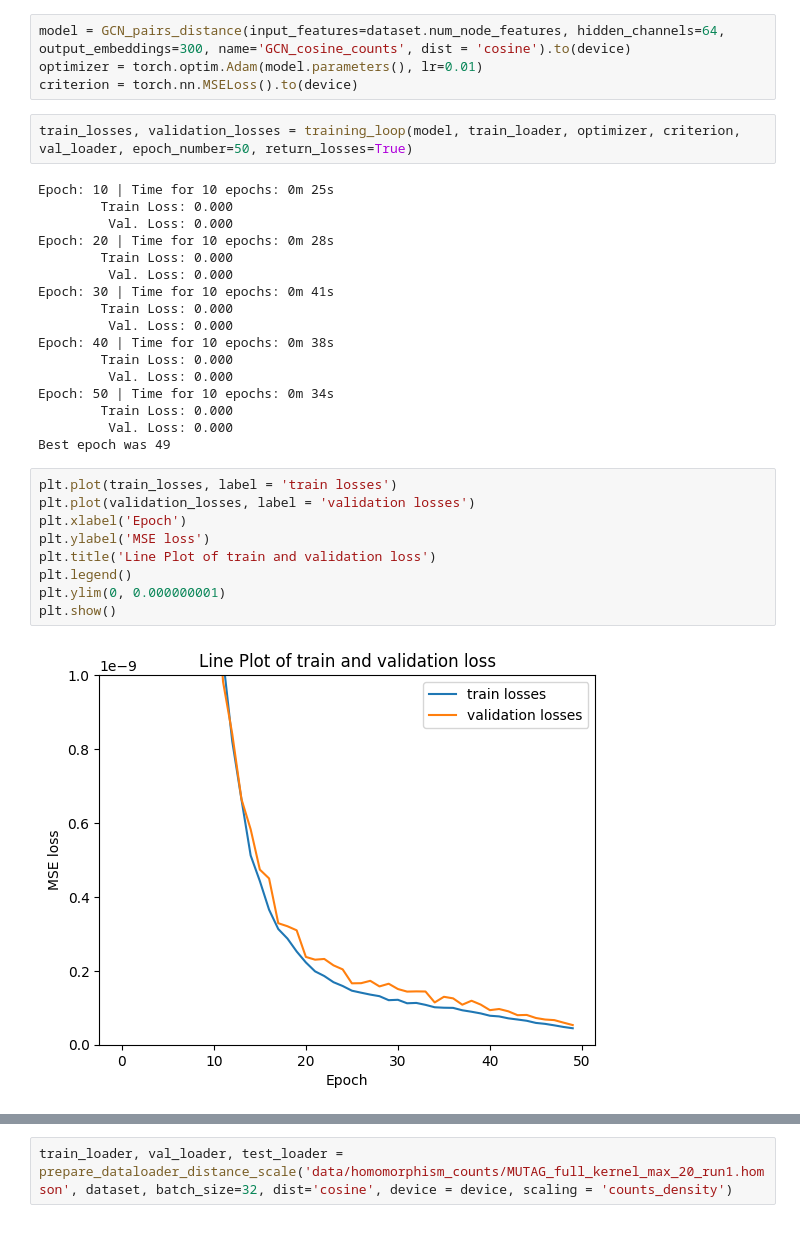
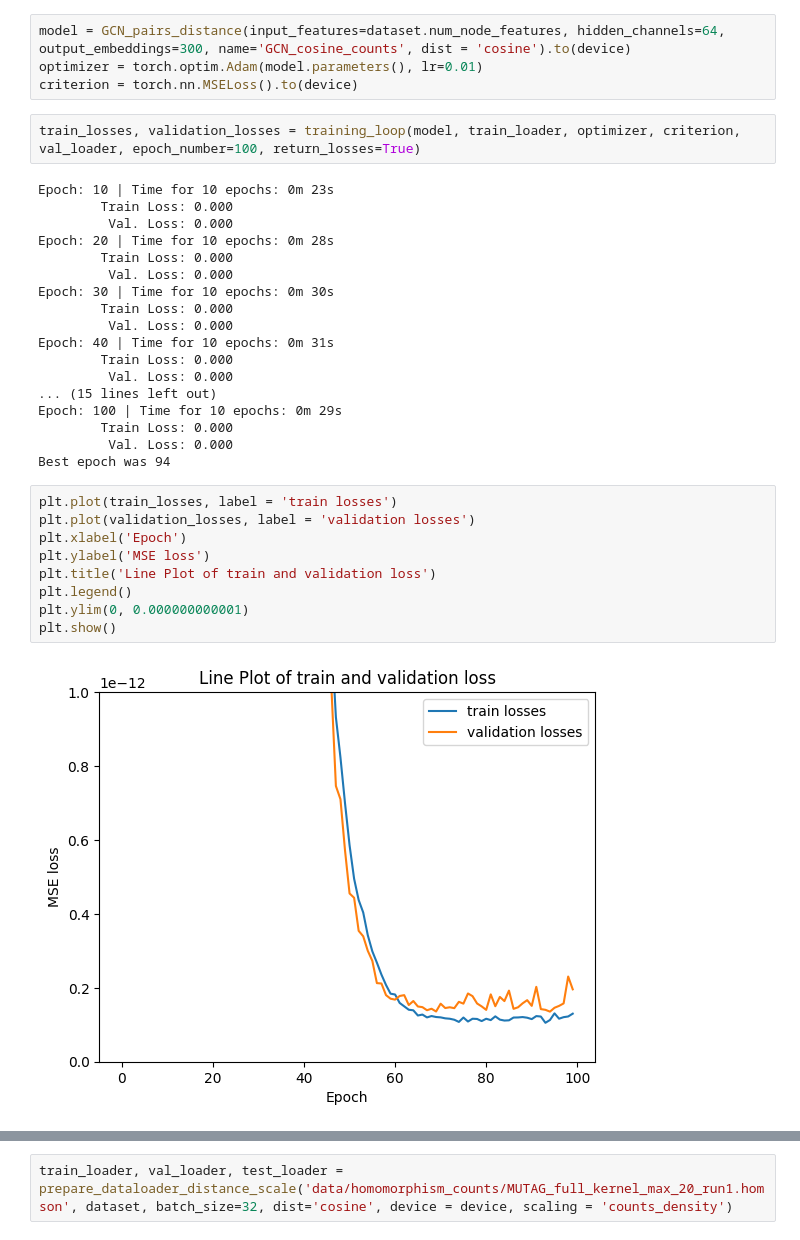
Before and after one commit to SDavenia/CL-GNN, a Jupyter notebook: different_metrics_scaling.ipynb, the cells around one changed output, grey strips where cells are left out. Drawn from its saved outputs; the diff is of its cells as text.

```diff
--- a/different_metrics_scaling.ipynb
+++ b/different_metrics_scaling.ipynb
@@ -125,35 +126,36 @@ model = GCN_pairs_distance(input_features=dataset.num_node_features, hidden_chan
 optimizer = torch.optim.Adam(model.parameters(), lr=0.01)
 criterion = torch.nn.MSELoss().to(device)
 # %%
-train_losses, validation_losses = training_loop(model, train_loader, optimizer, criterion, val_loader, epoch_number=50, return_losses=True)
+train_losses, validation_losses = training_loop(model, train_loader, optimizer, criterion, val_loader, epoch_number=100, return_losses=True)
 # %% [output]
-Epoch: 10 | Time for 10 epochs: 0m 25s
+Epoch: 10 | Time for 10 epochs: 0m 23s
         Train Loss: 0.000
          Val. Loss: 0.000
 Epoch: 20 | Time for 10 epochs: 0m 28s
         Train Loss: 0.000
          Val. Loss: 0.000
-Epoch: 30 | Time for 10 epochs: 0m 41s
+Epoch: 30 | Time for 10 epochs: 0m 30s
         Train Loss: 0.000
          Val. Loss: 0.000
-Epoch: 40 | Time for 10 epochs: 0m 38s
+Epoch: 40 | Time for 10 epochs: 0m 31s
         Train Loss: 0.000
          Val. Loss: 0.000
-Epoch: 50 | Time for 10 epochs: 0m 34s
+... (15 lines left out)
+Epoch: 100 | Time for 10 epochs: 0m 29s
         Train Loss: 0.000
          Val. Loss: 0.000
-Best epoch was 49
+Best epoch was 94
 # %%
 plt.plot(train_losses, label = 'train losses')
 plt.plot(validation_losses, label = 'validation losses')
 plt.xlabel('Epoch')
 plt.ylabel('MSE loss')
 plt.title('Line Plot of train and validation loss')
 plt.legend()
-plt.ylim(0, 0.000000001)
+plt.ylim(0, 0.000000000001)
 plt.show()
 # %% [output]
-[figure, old version]
+[figure, new version]
 # %%
 model = GCN_pairs_distance(input_features=dataset.num_node_features, hidden_channels=64, output_embeddings=300, name='GCN_cosine_counts', dist = 'cosine').to(device)
 model.load_state_dict(torch.load("models/GCN_cosine_counts.pt"))
```
Also changed, not shown: parts of 11 cells of this notebook, 1 other file.
